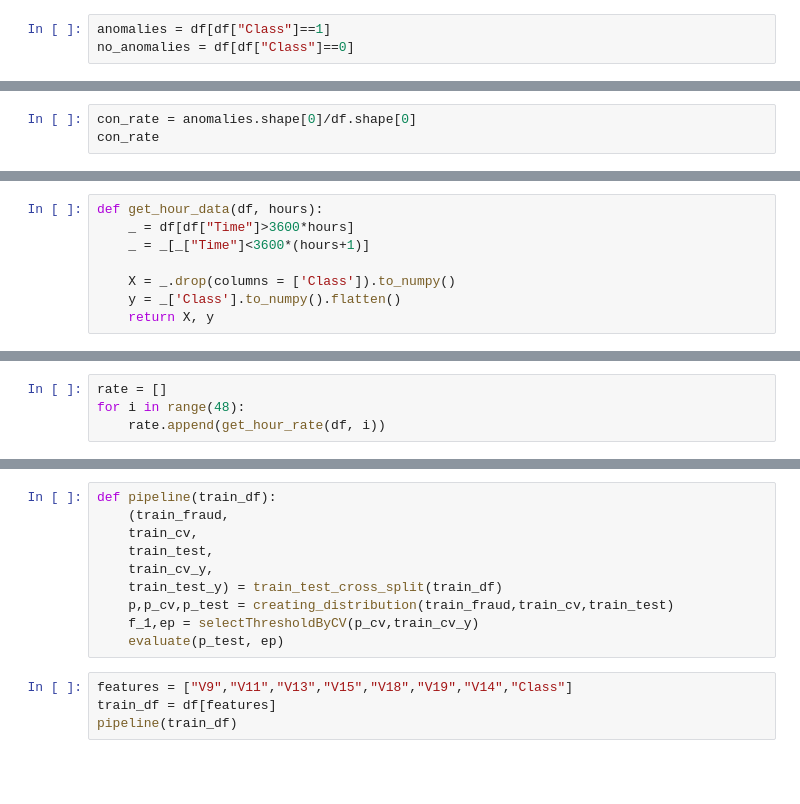
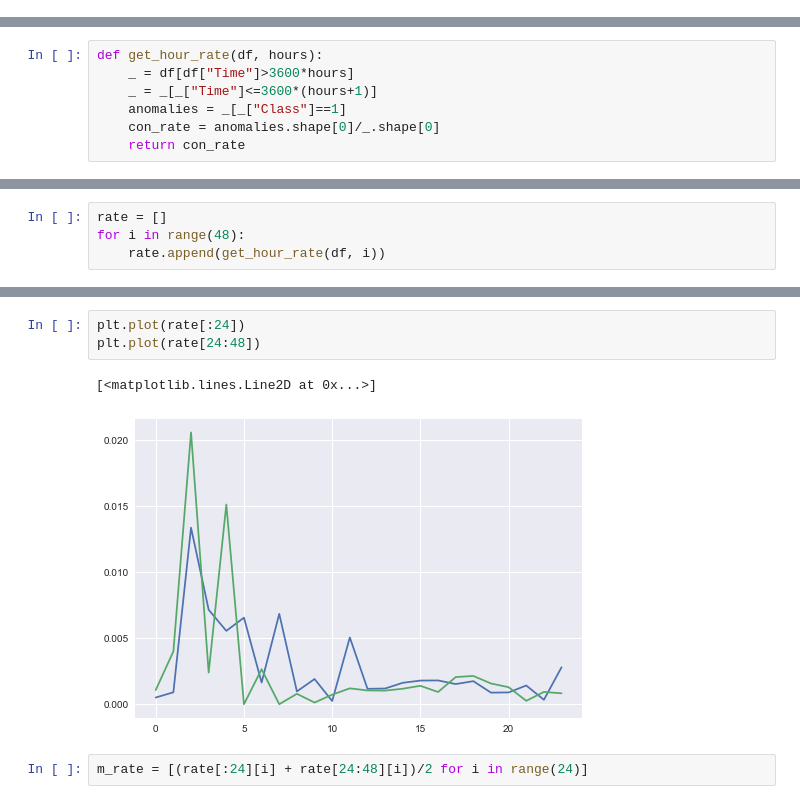
Before and after one commit to cuongmvn/CreditFraudDetection, a Jupyter notebook: notebooks/time-series-LocalOutlierFactor.ipynb, the cells around one changed output, grey strips where cells are left out. Drawn from its saved outputs; the diff is of its cells as text; blank space fills up the shorter version.

```diff
--- a/notebooks/time-series-LocalOutlierFactor.ipynb
+++ b/notebooks/time-series-LocalOutlierFactor.ipynb
@@ -31,3 +15,0 @@ sns.heatmap(df.corr())
-# %%
-anomalies = df[df["Class"]==1]
-no_anomalies = df[df["Class"]==0]
@@ -48,3 +15,0 @@ number of anomalies :  492
-# %%
-con_rate = anomalies.shape[0]/df.shape[0]
-con_rate
@@ -59,8 +16,7 @@ df_X = df.drop(columns = ['Class'])
 # %%
-def get_hour_data(df, hours):
+def get_hour_rate(df, hours):
     _ = df[df["Time"]>3600*hours]
-    _ = _[_["Time"]<3600*(hours+1)]
-
-    X = _.drop(columns = ['Class']).to_numpy()
-    y = _['Class'].to_numpy().flatten()
-    return X, y
+    _ = _[_["Time"]<=3600*(hours+1)]
+    anomalies = _[_["Class"]==1]
+    con_rate = anomalies.shape[0]/_.shape[0]
+    return con_rate
@@ -313,14 +27,8 @@ But this doesn't remove the fact that the gaussian anomalie detection is still a
-# %%
-def pipeline(train_df):
-    (train_fraud,
-    train_cv,
-    train_test,
-    train_cv_y,
-    train_test_y) = train_test_cross_split(train_df)
-    p,p_cv,p_test = creating_distribution(train_fraud,train_cv,train_test)
-    f_1,ep = selectThresholdByCV(p_cv,train_cv_y)
-    evaluate(p_test, ep)
-# %%
-features = ["V9","V11","V13","V15","V18","V19","V14","Class"]
-train_df = df[features]
-pipeline(train_df)
+# %%
+plt.plot(rate[:24])
+plt.plot(rate[24:48])
+# %% [output]
+[<matplotlib.lines.Line2D at 0x...>]
+[figure, added]
+# %%
+m_rate = [(rate[:24][i] + rate[24:48][i])/2 for i in range(24)]
```
Also changed, not shown: parts of 74 cells of this notebook, 3 other files.
